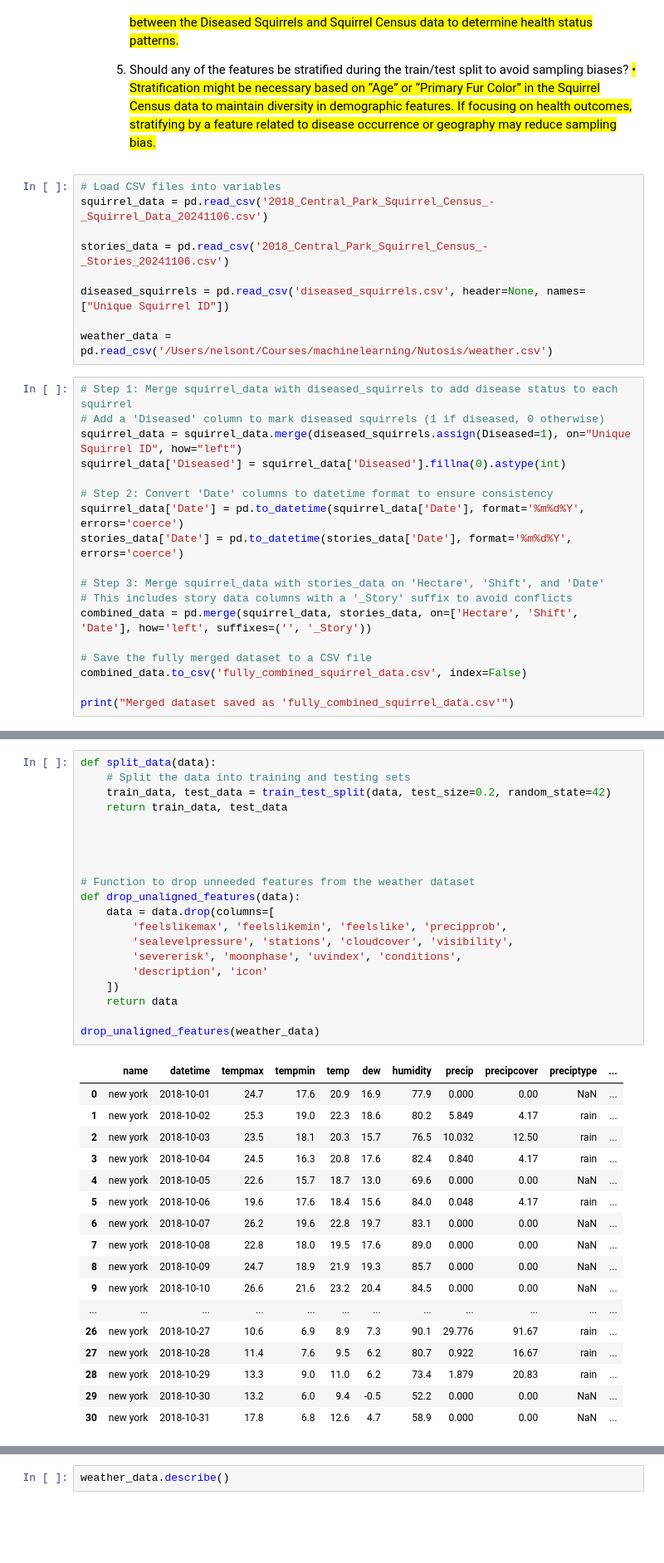
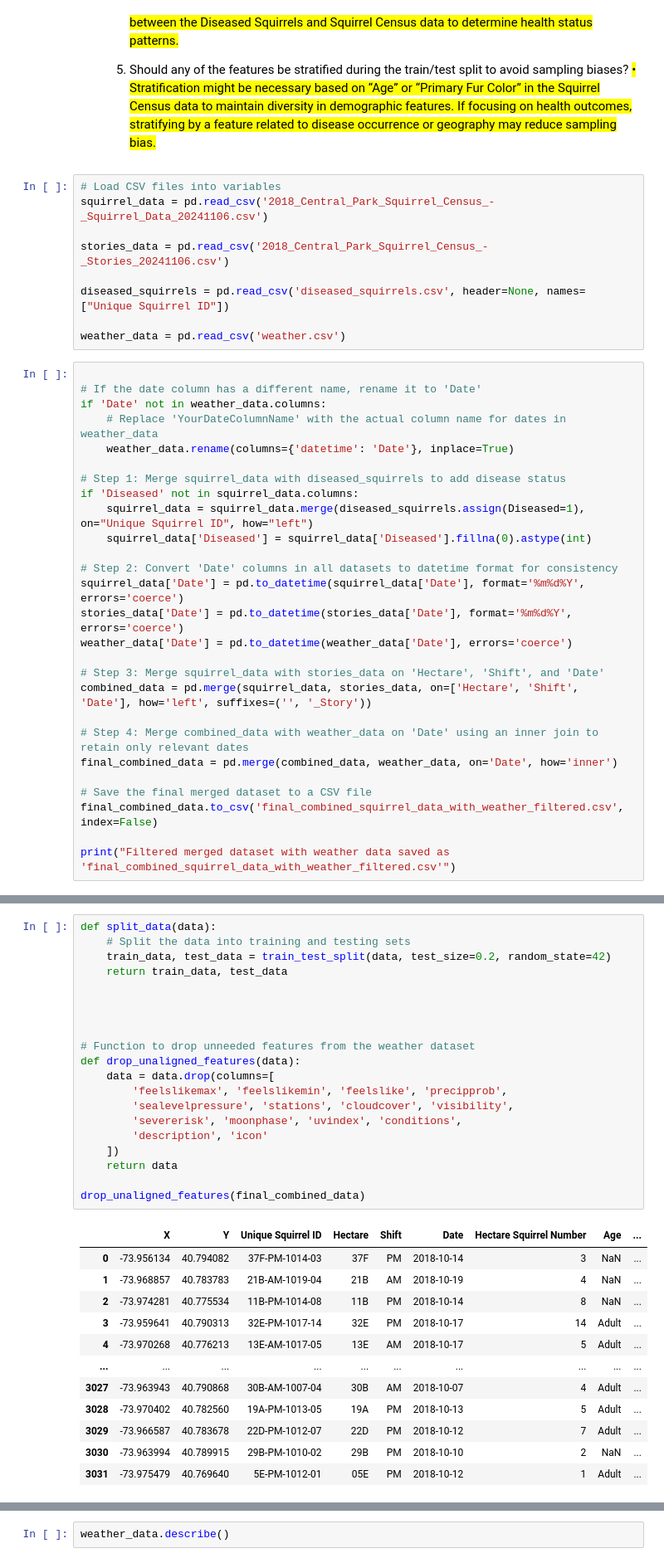
Before and after one commit to jyounes23/Nutosis, a Jupyter notebook: P2-Nutosis/Nutosis.ipynb, the cells around one changed output, grey strips where cells are left out. Shown: that part at 83% size. Drawn from its saved outputs; the diff is of its cells as text; blank space fills up the shorter version.

Commit message:
added code to merge weatherData with squirrelData

```diff
--- a/P2-Nutosis/Nutosis.ipynb
+++ b/P2-Nutosis/Nutosis.ipynb
@@ -133,23 +140,32 @@ stories_data = pd.read_csv('2018_Central_Park_Squirrel_Census_-_Stories_20241106
 
 diseased_squirrels = pd.read_csv('diseased_squirrels.csv', header=None, names=["Unique Squirrel ID"])
 
-weather_data = pd.read_csv('/Users/nelsont/Courses/machinelearning/Nutosis/weather.csv')
+weather_data = pd.read_csv('weather.csv')
 # %%
-# Step 1: Merge squirrel_data with diseased_squirrels to add disease status to each squirrel
-# Add a 'Diseased' column to mark diseased squirrels (1 if diseased, 0 otherwise)
-squirrel_data = squirrel_data.merge(diseased_squirrels.assign(Diseased=1), on="Unique Squirrel ID", how="left")
-squirrel_data['Diseased'] = squirrel_data['Diseased'].fillna(0).astype(int)
 
-# Step 2: Convert 'Date' columns to datetime format to ensure consistency
+# If the date column has a different name, rename it to 'Date'
+if 'Date' not in weather_data.columns:
+    # Replace 'YourDateColumnName' with the actual column name for dates in weather_data
+    weather_data.rename(columns={'datetime': 'Date'}, inplace=True)
+
+# Step 1: Merge squirrel_data with diseased_squirrels to add disease status
+if 'Diseased' not in squirrel_data.columns:
+    squirrel_data = squirrel_data.merge(diseased_squirrels.assign(Diseased=1), on="Unique Squirrel ID", how="left")
+    squirrel_data['Diseased'] = squirrel_data['Diseased'].fillna(0).astype(int)
+
+# Step 2: Convert 'Date' columns in all datasets to datetime format for consistency
 squirrel_data['Date'] = pd.to_datetime(squirrel_data['Date'], format='%m%d%Y', errors='coerce')
 stories_data['Date'] = pd.to_datetime(stories_data['Date'], format='%m%d%Y', errors='coerce')
+weather_data['Date'] = pd.to_datetime(weather_data['Date'], errors='coerce')
 
 # Step 3: Merge squirrel_data with stories_data on 'Hectare', 'Shift', and 'Date'
-# This includes story data columns with a '_Story' suffix to avoid conflicts
 combined_data = pd.merge(squirrel_data, stories_data, on=['Hectare', 'Shift', 'Date'], how='left', suffixes=('', '_Story'))
 
-# Save the fully merged dataset to a CSV file
-combined_data.to_csv('fully_combined_squirrel_data.csv', index=False)
+# Step 4: Merge combined_data with weather_data on 'Date' using an inner join to retain only relevant dates
+final_combined_data = pd.merge(combined_data, weather_data, on='Date', how='inner')
 
-print("Merged dataset saved as 'fully_combined_squirrel_data.csv'")
+# Save the final merged dataset to a CSV file
+final_combined_data.to_csv('final_combined_squirrel_data_with_weather_filtered.csv', index=False)
+
+print("Filtered merged dataset with weather data saved as 'final_combined_squirrel_data_with_weather_filtered.csv'")
 # %% [output]
@@ -157,38 +173,33 @@ Merged dataset saved as 'fully_combined_squirrel_data.csv'
 # %%
 def split_data(data):
     # Split the data into training and testing sets
     train_data, test_data = train_test_split(data, test_size=0.2, random_state=42)
     return train_data, test_data
 
 
 
 
 # Function to drop unneeded features from the weather dataset
 def drop_unaligned_features(data):
     data = data.drop(columns=[
         'feelslikemax', 'feelslikemin', 'feelslike', 'precipprob',
         'sealevelpressure', 'stations', 'cloudcover', 'visibility',
         'severerisk', 'moonphase', 'uvindex', 'conditions',
         'description', 'icon'
     ])
     return data
 
-drop_unaligned_features(weather_data)
+drop_unaligned_features(final_combined_data)
 # %% [output]
-|  | name | datetime | tempmax | tempmin | temp | dew | humidity | precip | precipcover | preciptype | ... |
-| 0 | new york | 2018-10-01 | 24.7 | 17.6 | 20.9 | 16.9 | 77.9 | 0.000 | 0.00 | NaN | ... |
-| 1 | new york | 2018-10-02 | 25.3 | 19.0 | 22.3 | 18.6 | 80.2 | 5.849 | 4.17 | rain | ... |
-| 2 | new york | 2018-10-03 | 23.5 | 18.1 | 20.3 | 15.7 | 76.5 | 10.032 | 12.50 | rain | ... |
-| 3 | new york | 2018-10-04 | 24.5 | 16.3 | 20.8 | 17.6 | 82.4 | 0.840 | 4.17 | rain | ... |
-| 4 | new york | 2018-10-05 | 22.6 | 15.7 | 18.7 | 13.0 | 69.6 | 0.000 | 0.00 | NaN | ... |
-| 5 | new york | 2018-10-06 | 19.6 | 17.6 | 18.4 | 15.6 | 84.0 | 0.048 | 4.17 | rain | ... |
-| 6 | new york | 2018-10-07 | 26.2 | 19.6 | 22.8 | 19.7 | 83.1 | 0.000 | 0.00 | NaN | ... |
-| 7 | new york | 2018-10-08 | 22.8 | 18.0 | 19.5 | 17.6 | 89.0 | 0.000 | 0.00 | NaN | ... |
-| 8 | new york | 2018-10-09 | 24.7 | 18.9 | 21.9 | 19.3 | 85.7 | 0.000 | 0.00 | NaN | ... |
-| 9 | new york | 2018-10-10 | 26.6 | 21.6 | 23.2 | 20.4 | 84.5 | 0.000 | 0.00 | NaN | ... |
-| ... | ... | ... | ... | ... | ... | ... | ... | ... | ... | ... | ... |
-| 26 | new york | 2018-10-27 | 10.6 | 6.9 | 8.9 | 7.3 | 90.1 | 29.776 | 91.67 | rain | ... |
-| 27 | new york | 2018-10-28 | 11.4 | 7.6 | 9.5 | 6.2 | 80.7 | 0.922 | 16.67 | rain | ... |
-| 28 | new york | 2018-10-29 | 13.3 | 9.0 | 11.0 | 6.2 | 73.4 | 1.879 | 20.83 | rain | ... |
-| 29 | new york | 2018-10-30 | 13.2 | 6.0 | 9.4 | -0.5 | 52.2 | 0.000 | 0.00 | NaN | ... |
-| 30 | new york | 2018-10-31 | 17.8 | 6.8 | 12.6 | 4.7 | 58.9 | 0.000 | 0.00 | NaN | ... |
+|  | X | Y | Unique Squirrel ID | Hectare | Shift | Date | Hectare Squirrel Number | Age | ... |
+| 0 | -73.956134 | 40.794082 | 37F-PM-1014-03 | 37F | PM | 2018-10-14 | 3 | NaN | ... |
+| 1 | -73.968857 | 40.783783 | 21B-AM-1019-04 | 21B | AM | 2018-10-19 | 4 | NaN | ... |
+| 2 | -73.974281 | 40.775534 | 11B-PM-1014-08 | 11B | PM | 2018-10-14 | 8 | NaN | ... |
+| 3 | -73.959641 | 40.790313 | 32E-PM-1017-14 | 32E | PM | 2018-10-17 | 14 | Adult | ... |
+| 4 | -73.970268 | 40.776213 | 13E-AM-1017-05 | 13E | AM | 2018-10-17 | 5 | Adult | ... |
+| ... | ... | ... | ... | ... | ... | ... | ... | ... | ... |
+| 3027 | -73.963943 | 40.790868 | 30B-AM-1007-04 | 30B | AM | 2018-10-07 | 4 | Adult | ... |
+| 3028 | -73.970402 | 40.782560 | 19A-PM-1013-05 | 19A | PM | 2018-10-13 | 5 | Adult | ... |
+| 3029 | -73.966587 | 40.783678 | 22D-PM-1012-07 | 22D | PM | 2018-10-12 | 7 | Adult | ... |
+| 3030 | -73.963994 | 40.789915 | 29B-PM-1010-02 | 29B | PM | 2018-10-10 | 2 | NaN | ... |
+| 3031 | -73.975479 | 40.769640 | 5E-PM-1012-01 | 05E | PM | 2018-10-12 | 1 | Adult | ... |
```
Also changed, not shown: parts of 4 cells of this notebook, 2 other files.
